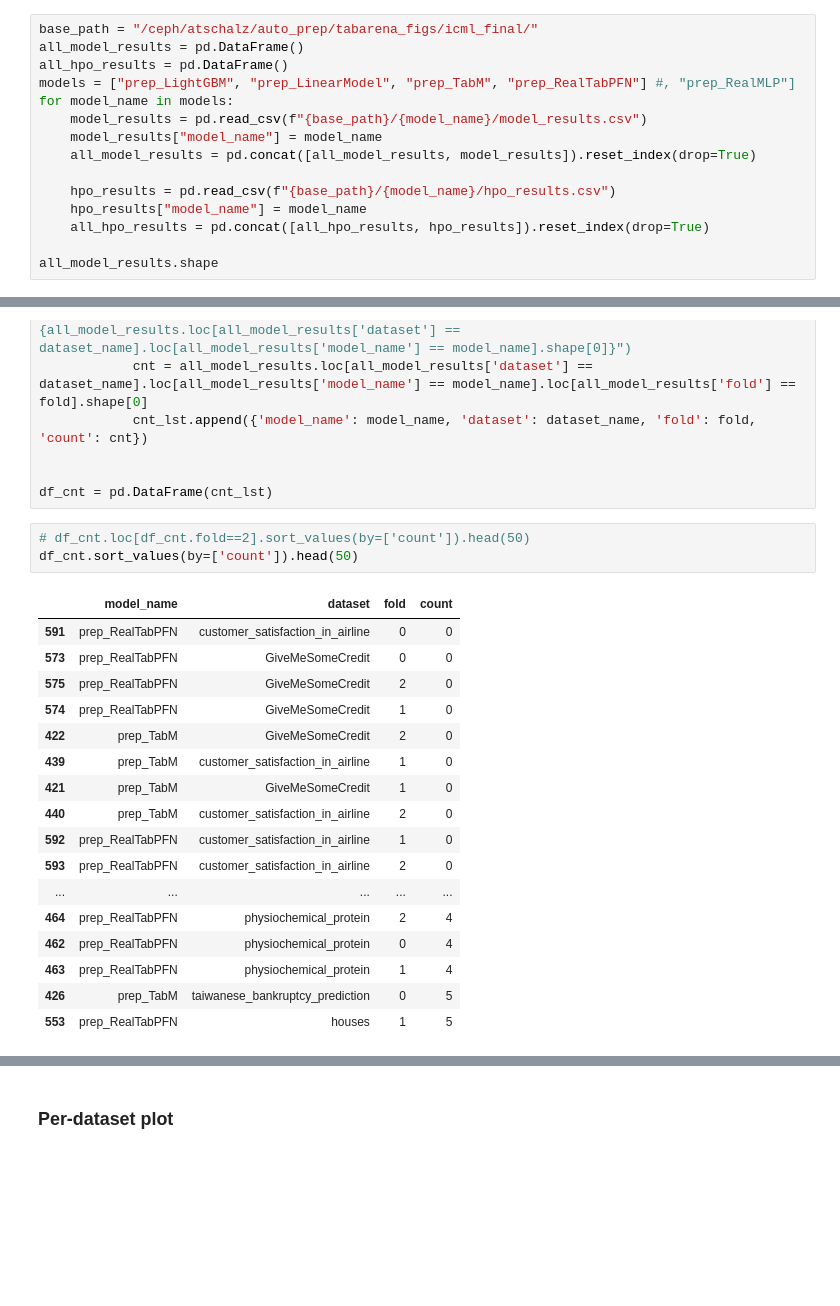
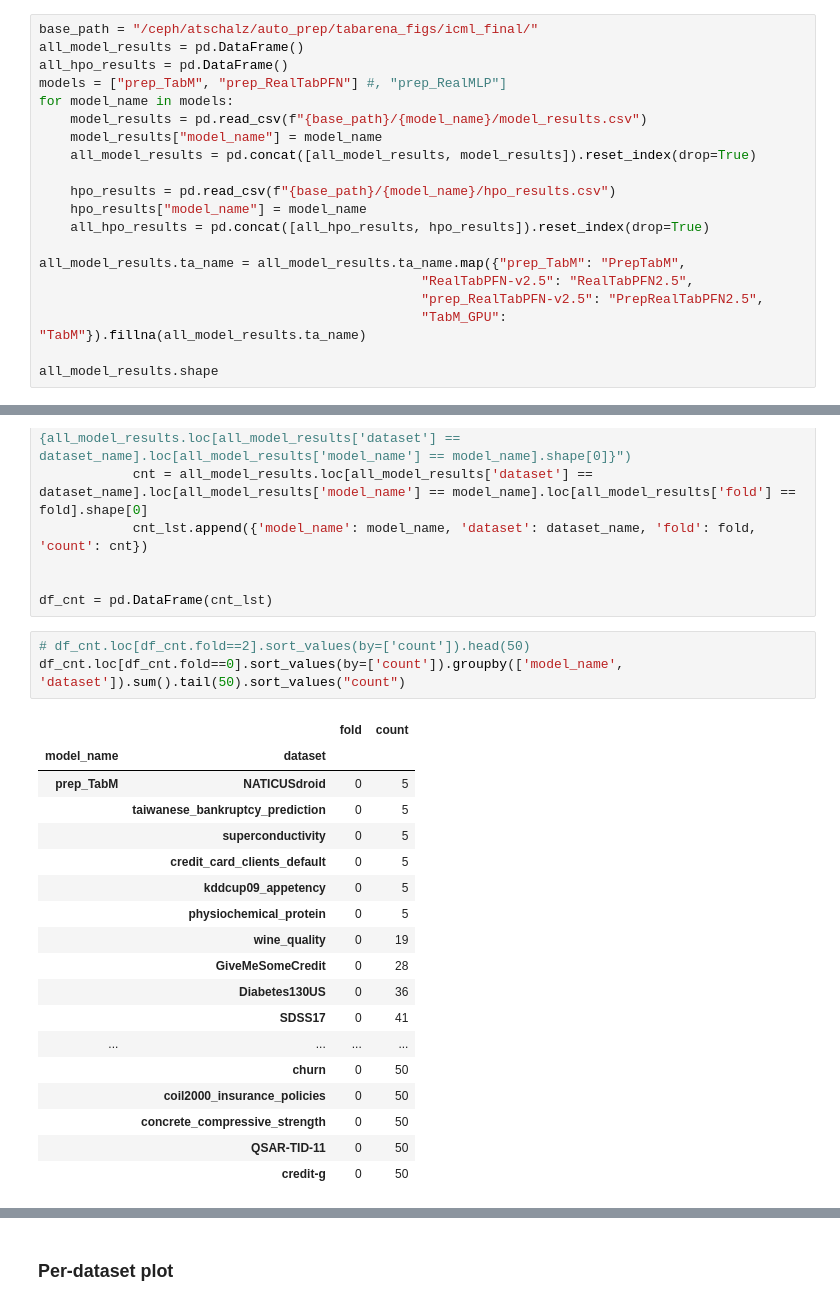
Before and after one commit to autogluon/tabarena, a Jupyter notebook: tabarena/tabarena/icml2026/evaluation.ipynb, the cells around one changed output, grey strips where cells are left out. Saved outputs shown, nothing was run; the diff lists cells and outputs as text; blank space fills up the shorter version.

```diff
--- a/tabarena/tabarena/icml2026/evaluation.ipynb
+++ b/tabarena/tabarena/icml2026/evaluation.ipynb
@@ -12,7 +39,7 @@ from tabarena.icml2026.plotting.single_preprocessor_boxplots import ablation_box
 base_path = "/ceph/atschalz/auto_prep/tabarena_figs/icml_final/"
 all_model_results = pd.DataFrame()
 all_hpo_results = pd.DataFrame()
-models = ["prep_LightGBM", "prep_LinearModel", "prep_TabM", "prep_RealTabPFN"] #, "prep_RealMLP"]
+models = ["prep_TabM", "prep_RealTabPFN"] #, "prep_RealMLP"]
 for model_name in models:
     model_results = pd.read_csv(f"{base_path}/{model_name}/model_results.csv")
     model_results["model_name"] = model_name
@@ -22,5 +49,10 @@ for model_name in models:
     hpo_results["model_name"] = model_name
     all_hpo_results = pd.concat([all_hpo_results, hpo_results]).reset_index(drop=True)
 
+all_model_results.ta_name = all_model_results.ta_name.map({"prep_TabM": "PrepTabM",
+                                                 "RealTabPFN-v2.5": "RealTabPFN2.5",
+                                                 "prep_RealTabPFN-v2.5": "PrepRealTabPFN2.5",
+                                                 "TabM_GPU": "TabM"}).fillna(all_model_results.ta_name)
+
 all_model_results.shape
 # %% [output]
@@ -38,22 +70,23 @@ for model_name in models:
 df_cnt = pd.DataFrame(cnt_lst)
 # %%
 # df_cnt.loc[df_cnt.fold==2].sort_values(by=['count']).head(50)
-df_cnt.sort_values(by=['count']).head(50)
+df_cnt.loc[df_cnt.fold==0].sort_values(by=['count']).groupby(['model_name', 'dataset']).sum().tail(50).sort_values("count")
 # %% [output]
-|  | model_name | dataset | fold | count |
-| 591 | prep_RealTabPFN | customer_satisfaction_in_airline | 0 | 0 |
-| 573 | prep_RealTabPFN | GiveMeSomeCredit | 0 | 0 |
-| 575 | prep_RealTabPFN | GiveMeSomeCredit | 2 | 0 |
-| 574 | prep_RealTabPFN | GiveMeSomeCredit | 1 | 0 |
-| 422 | prep_TabM | GiveMeSomeCredit | 2 | 0 |
-| 439 | prep_TabM | customer_satisfaction_in_airline | 1 | 0 |
-| 421 | prep_TabM | GiveMeSomeCredit | 1 | 0 |
-| 440 | prep_TabM | customer_satisfaction_in_airline | 2 | 0 |
-| 592 | prep_RealTabPFN | customer_satisfaction_in_airline | 1 | 0 |
-| 593 | prep_RealTabPFN | customer_satisfaction_in_airline | 2 | 0 |
-| ... | ... | ... | ... | ... |
-| 464 | prep_RealTabPFN | physiochemical_protein | 2 | 4 |
-| 462 | prep_RealTabPFN | physiochemical_protein | 0 | 4 |
-| 463 | prep_RealTabPFN | physiochemical_protein | 1 | 4 |
-| 426 | prep_TabM | taiwanese_bankruptcy_prediction | 0 | 5 |
-| 553 | prep_RealTabPFN | houses | 1 | 5 |
+|  |  | fold | count |
+| model_name | dataset |  |  |
+| prep_TabM | NATICUSdroid | 0 | 5 |
+|  | taiwanese_bankruptcy_prediction | 0 | 5 |
+|  | superconductivity | 0 | 5 |
+|  | credit_card_clients_default | 0 | 5 |
+|  | kddcup09_appetency | 0 | 5 |
+|  | physiochemical_protein | 0 | 5 |
+|  | wine_quality | 0 | 19 |
+|  | GiveMeSomeCredit | 0 | 28 |
+|  | Diabetes130US | 0 | 36 |
+|  | SDSS17 | 0 | 41 |
+| ... | ... | ... | ... |
+|  | churn | 0 | 50 |
+|  | coil2000_insurance_policies | 0 | 50 |
+|  | concrete_compressive_strength | 0 | 50 |
+|  | QSAR-TID-11 | 0 | 50 |
+|  | credit-g | 0 | 50 |
```
Also changed, not shown: parts of 66 cells of this notebook, 7 other files.
